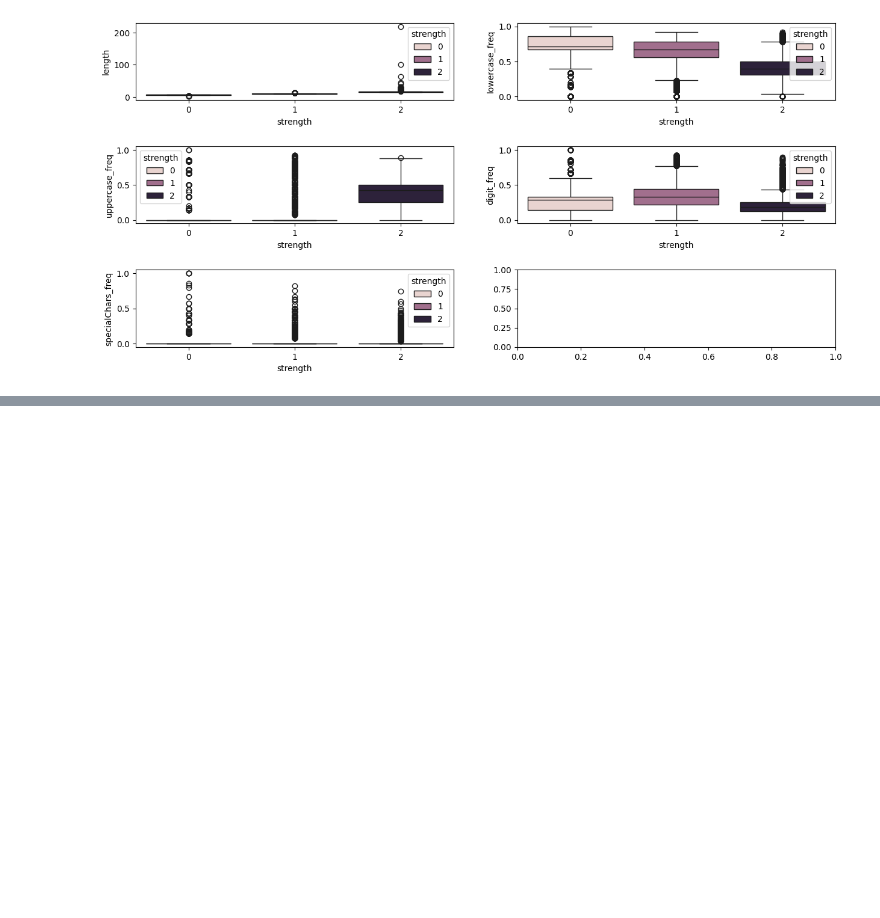
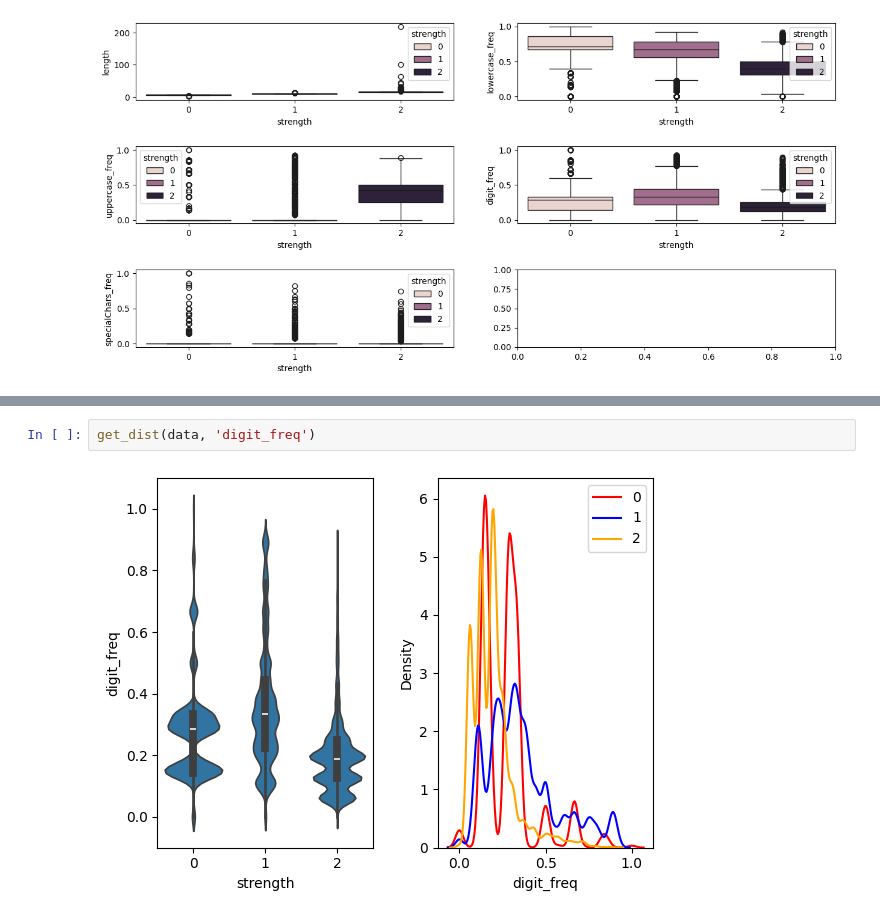
Before and after one commit to Kseniaa31/Data-Science, a Jupyter notebook: Password.ipynb, the cells around one changed output, grey strips where cells are left out. Drawn from its saved outputs; the diff is of its cells as text; blank space fills up the shorter version.

```diff
--- a/Password.ipynb
+++ b/Password.ipynb
@@ -168,0 +197,4 @@ plt.subplots_adjust(hspace=0.6)
+# %%
+get_dist(data, 'digit_freq')
+# %% [output]
+[figure, added]
```
Also changed, not shown: parts of 17 cells of this notebook.
